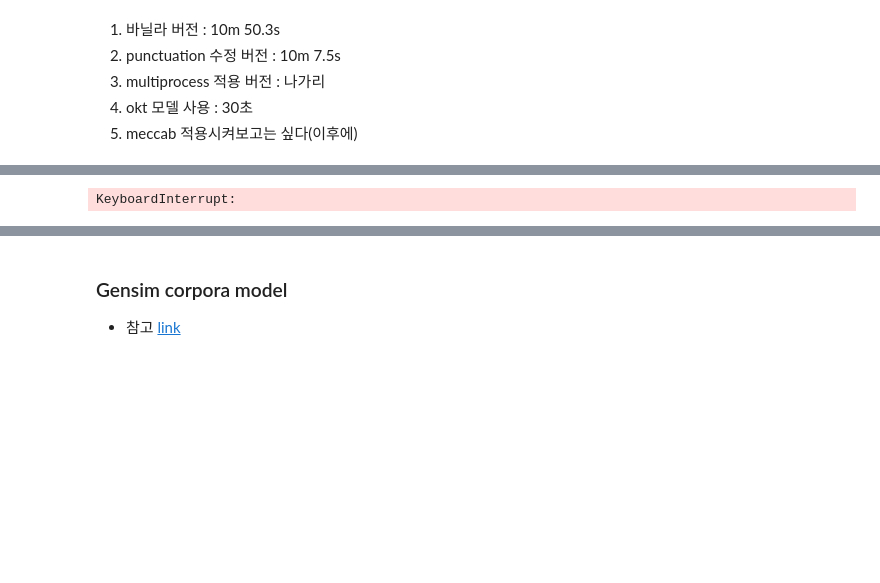
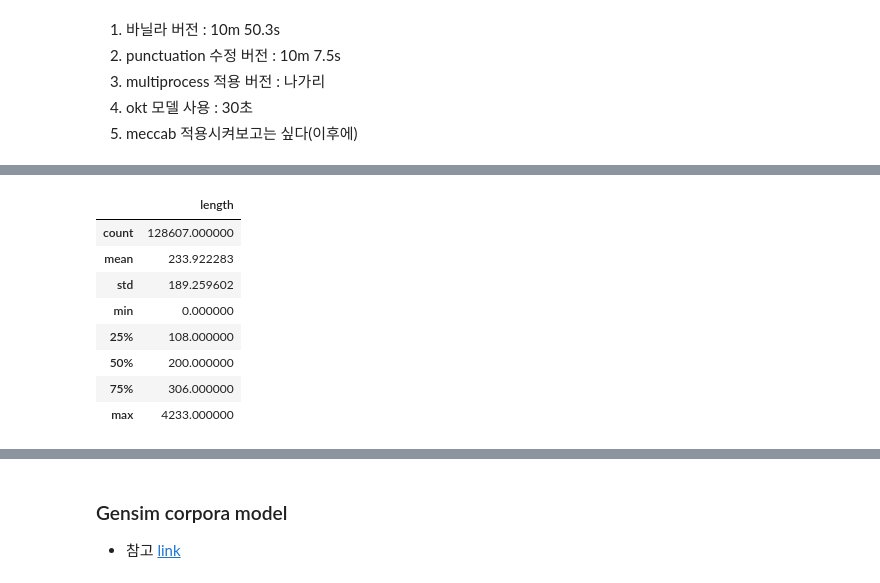
Before and after one commit to dldksco/churros, a Jupyter notebook: recommend/modeling/lda.ipynb, the cells around one changed output, grey strips where cells are left out. Drawn from its saved outputs; the diff is of its cells as text; code cells hidden in the pictures; blank space fills up the shorter version.

```diff
--- a/recommend/modeling/lda.ipynb
+++ b/recommend/modeling/lda.ipynb
@@ -215,5 +208,18 @@ df["token"] = df["full_text"].apply(token)
 # %%
 data = list(tokencollection.find())
 df_token = pd.DataFrame(data)
+df = df_token.set_index("_idx")
+df["length"] = df["token"].apply(lambda x: len(x) if x else 0)
-# %% [output]
-KeyboardInterrupt:
+# %%
+df_describe = df[["length"]]
+df_describe.describe()
+# %% [output]
+|  | length |
+| count | 128607.000000 |
+| mean | 233.922283 |
+| std | 189.259602 |
+| min | 0.000000 |
+| 25% | 108.000000 |
+| 50% | 200.000000 |
+| 75% | 306.000000 |
+| max | 4233.000000 |
```
Also changed, not shown: parts of 20 cells of this notebook, 1 other file.
